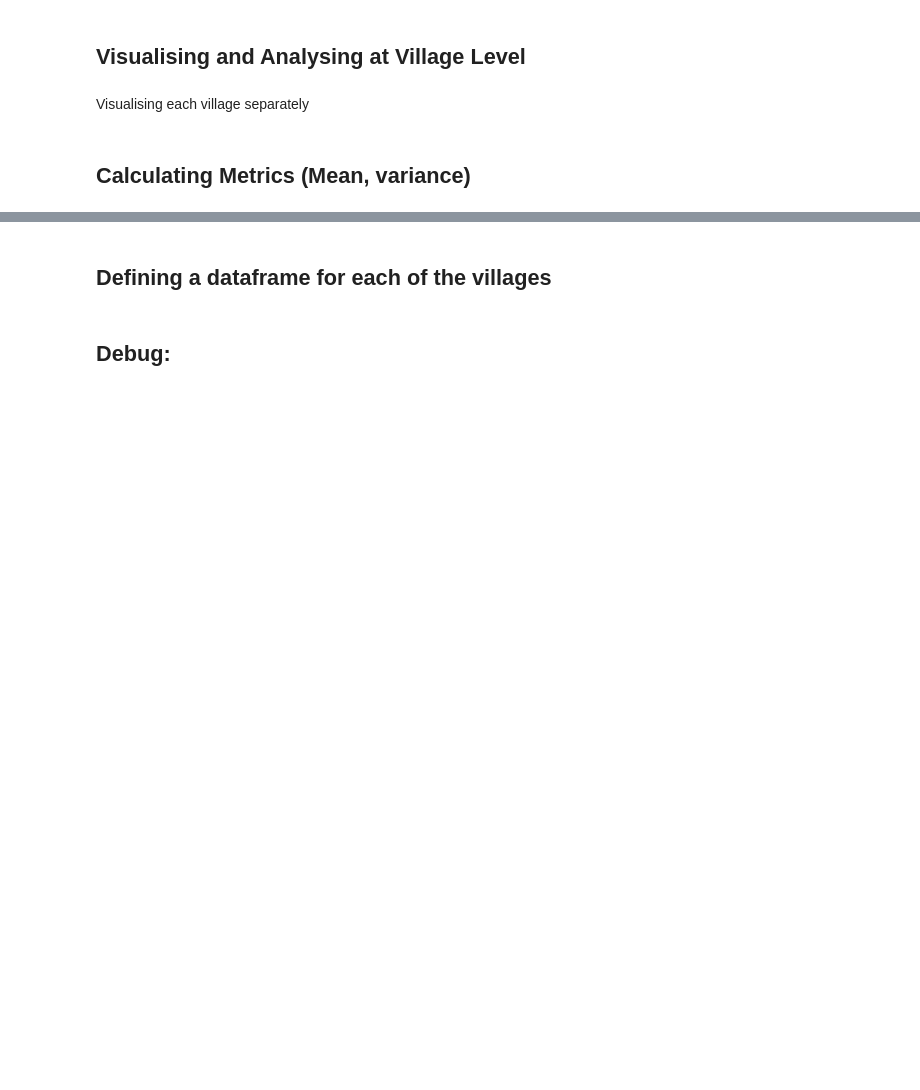
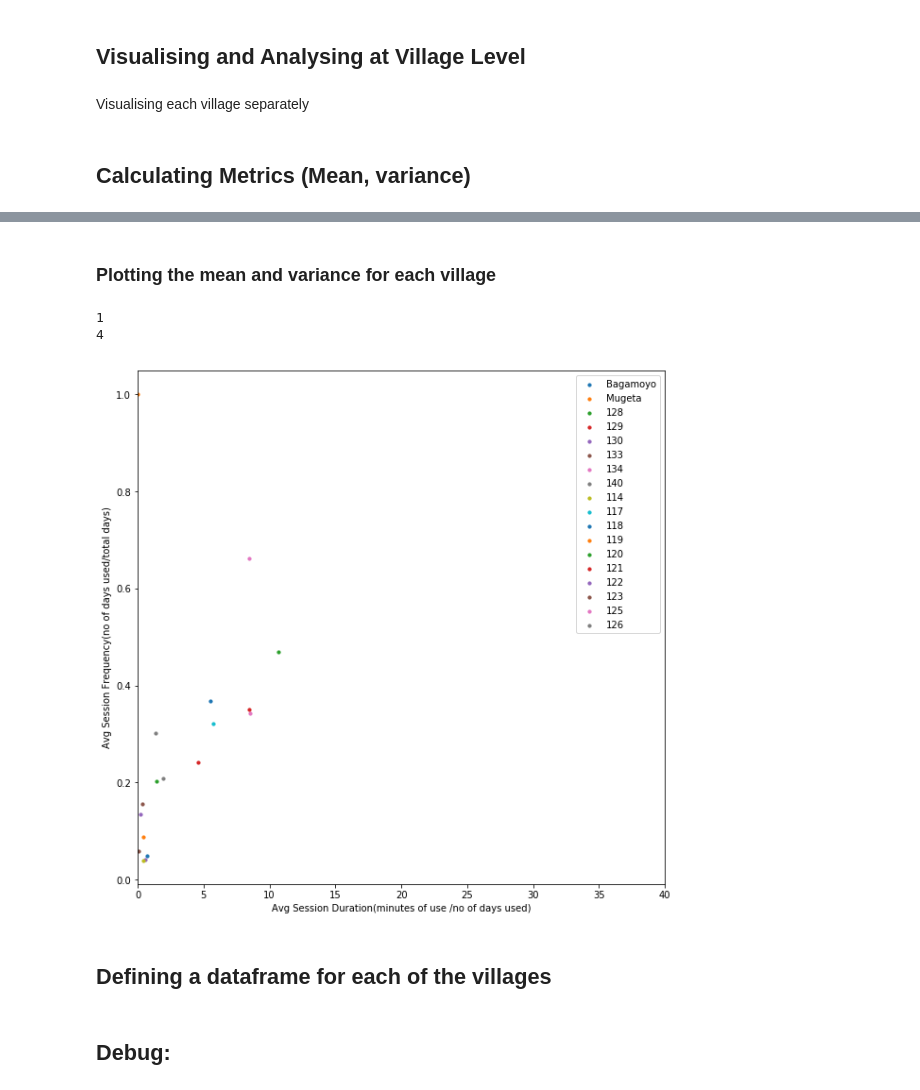
Before and after one commit to amogh112/robotutor_data_analysis, a Jupyter notebook: robotutor_data_analysis.ipynb, the cells around one changed output, grey strips where cells are left out. Saved outputs shown, nothing was run; the diff lists cells and outputs as text; code cells hidden in the pictures; blank space fills up the shorter version.

Commit message:
added village wise representation

```diff
--- a/robotutor_data_analysis.ipynb
+++ b/robotutor_data_analysis.ipynb
@@ -370,5 +370,11 @@ plt.show()
 ## Visualising and Analysing at Village Level
 # %% [markdown]
 Visualising each village separately
+# %%
+list_villages = []
+for vill in list(dic_village_freqdur_beta_sites.keys()):
+    list_villages.append(vill)
+for vill in list(dic_village_freqdur_field.keys()):
+    list_villages.append(vill)
 # %% [markdown]
 ## Calculating Metrics (Mean, variance)
@@ -375,15 +383,18 @@ Visualising each village separately
 # %%
-def getUsageMetrics(df_data, village):
+def getUsageMetrics(village):
 
     """
     Takes in the dataframe for the data and village name, calculates metrics (mean, std) for the village
     """
 
-    list_avg_session_duration, list_avg_session_frequency = getDurationFrequencyInVillage(df_data, village)
+    if(village == "Mugeta" or village == "Bagamoyo"):
+        list_avg_session_duration, list_avg_session_frequency = dic_village_freqdur_beta_sites[village]
+    else:
+        list_avg_session_duration, list_avg_session_frequency = dic_village_freqdur_field[village]
     array_avg_session_duration_minutes = np.array(list_avg_session_duration)/60
     array_avg_session_frequency = np.array(list_avg_session_frequency)
     mean_session_duration = np.mean(array_avg_session_duration_minutes)
     mean_session_frequency = np.mean(array_avg_session_frequency)
     std_session_duration = np.std(array_avg_session_duration_minutes)
     std_session_frequency = np.std(array_avg_session_frequency)
-    print(mean_session_duration, mean_session_frequency, std_session_duration, std_session_frequency)
+    return(mean_session_duration, mean_session_frequency, std_session_duration, std_session_frequency)
@@ -435,0 +407,2 @@ ds
+# %%
+dic_metrics = { village:getUsageMetrics(village) for village in list_villages}
@@ -436,3 +429,56 @@ ds
+# %% [markdown]
+### Plotting the mean and variance for each village
+# %%
+a = [1,2,3]
+b = [4,5,6]
+for m in a,b:
+    print()
+# %% [output]
+1
+4
+# %%
+colormap = plt.cm.gist_ncar #nipy_spectral, Set1,Paired
+main_figure = plt.figure(figsize=(10,10))
+ax1 = main_figure.add_subplot(111)
+list_mean_session_duration = []
+list_mean_session_frequency = []
+list_std_session_duration = []
+list_std_session_frequency = []
+
+#populating the lists above
+for vill in list_villages:
+    dur_vill = dic_metrics[vill][0]
+    freq_vill = dic_metrics[vill][1]
+    ax1.scatter(dur_vill/60,freq_vill, s=10, label=vill)
+
+#     list_std_session_duration.append(dic_metrics[vill][2])
+#     list_std_session_frequency.append(dic_metrics[vill][3])
+
+# #converting in minutes:
+# list_mean_session_duration = [d/60 for d in list_mean_session_duration]
+# list_std_session_duration = [d/60 for d in list_std_session_duration]
+
+# ax1.scatter(list_mean_session_duration,list_mean_session_frequency, s=10, label)
+# for village in list_villages_beta:
+#     dur, freq = dic_village_freqdur_beta_sites[village]
+#     dur = [d/60 for d in dur]
+#     ax1.scatter(dur,freq, s=10, label=village)
+
+# for village in list_villages_field:
+#     dur, freq = dic_village_freqdur_field[village]
+#     dur = [d/60 for d in dur]
+#     ax1.scatter(dur,freq, s=10, c='r',label=village)
+ax1.legend(loc=1)
+# #setting colors
+colors = [colormap(i) for i in np.linspace(0, 1,len(ax1.lines))]
+for i,j in enumerate(ax1.lines):
+    j.set_color(colors[i])
+plt.xlabel('Avg Session Duration(minutes of use /no of days used)')
+plt.ylabel('Avg Session Frequency(no of days used/total days)')
+plt.xlim([0,40])
+plt.show()
+# %% [output]
+[figure, added]
 # %% [markdown]
 ## Defining a dataframe for each of the villages
 # %%
```
Also changed, not shown: parts of 9 cells of this notebook.
